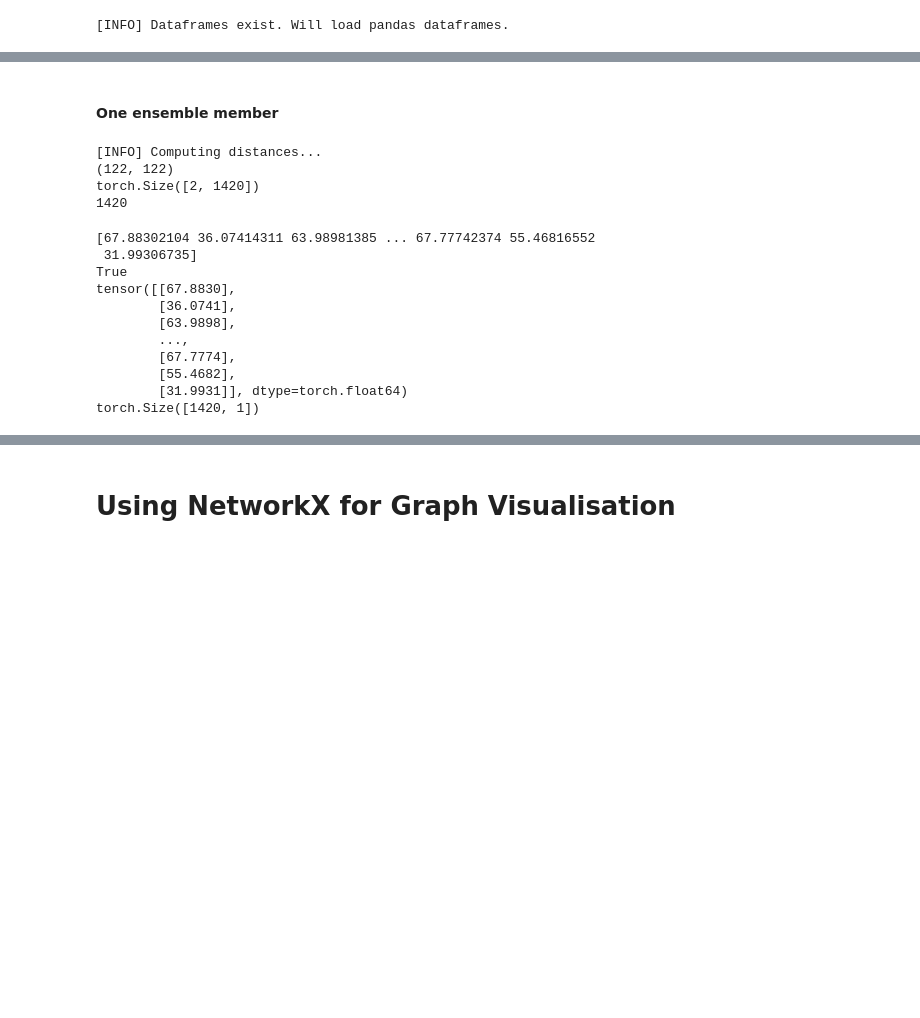
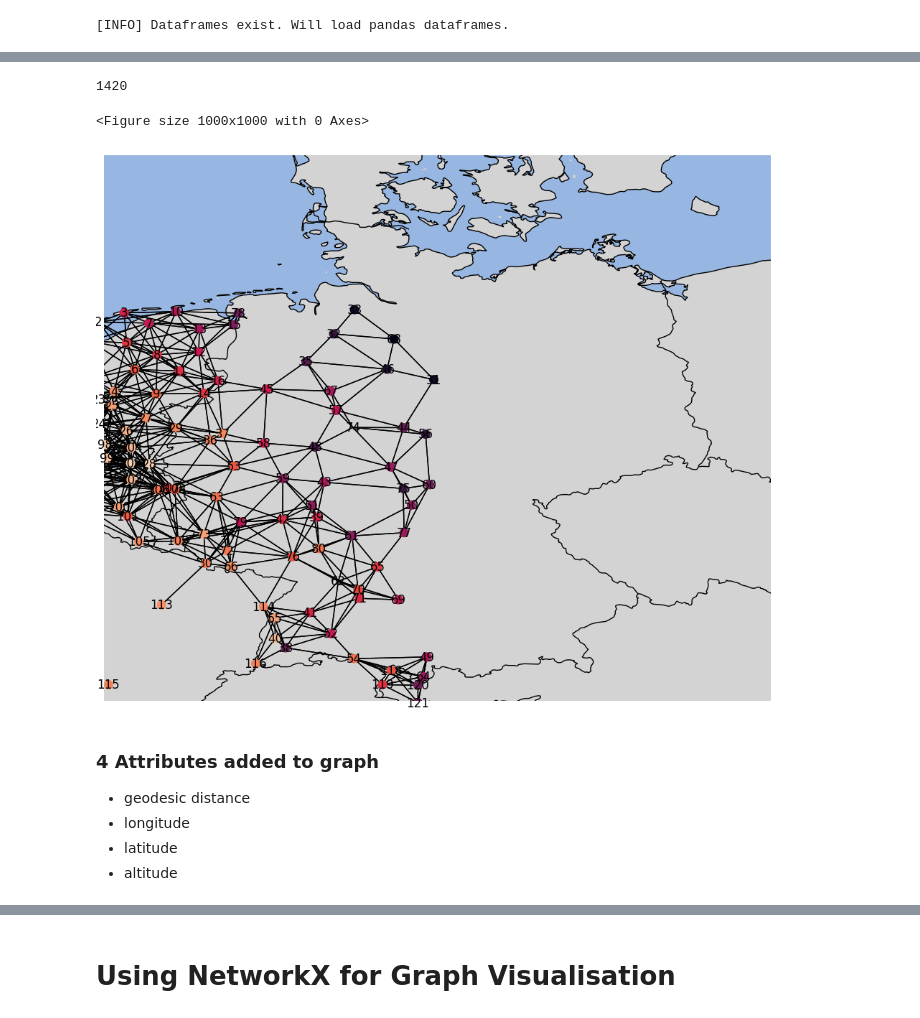
Before and after one commit to leachen01/gnnpp, a Jupyter notebook: exploration/graph_creation.ipynb, the cells around one changed output, grey strips where cells are left out. Cells and saved outputs as stored; diff of their text form; code cells hidden in the pictures; blank space fills up the shorter version.

Commit message:
all edge_attr added

```diff
--- a/exploration/graph_creation.ipynb
+++ b/exploration/graph_creation.ipynb
@@ -188,3 +281,25 @@ df.head()
+# %%
+graph3 = Data(x=x, edge_index=edge_index, edge_attr=edge_attr, timestamp=date, y=y)
+graph3
+positions3 = pos.numpy().reshape(-1, 2)
+positions3
+print(graph3.num_edges)
+# %% [output]
+1420
+# %%
+pos_dict = dict(enumerate(positions3))
+vis = to_networkx(graph3)
+plt.figure(1, figsize=(10, 10))
+ax = plot_map() # set_extent and fix aspect ratio in this function!
+nx.draw_networkx(vis, node_size = 70, node_color = graph3.y.numpy(), pos=pos_dict, arrows=False, ax=ax)
+plt.show()
+# %% [output]
+<Figure size 1000x1000 with 0 Axes>
+[figure, added]
 # %% [markdown]
-#### One ensemble member
+### 4 Attributes added to graph
+- geodesic distance
+- longitude
+- latitude
+- altitude
 # %%
@@ -192,44 +309,3 @@ df.head()
 # %%
 # create nodes of graph
 stations = df['station_id'].unique()
-# %%
-# add edges
-max_dist = 100
-dist = load_distances(dfs["stations"])
-mask = get_mask(dist, max_dist=max_dist) # mask = adjmatrix
-print(mask.shape)
-edges = np.argwhere(mask)
-edge_index = torch.tensor(edges.T)
-print(edge_index.shape) # creating real distmatrix necessary? those that are not connected = infinity? => macht keinen Sinn
-print(np.sum(mask))
-# %% [output]
-[INFO] Computing distances...
-(122, 122)
-torch.Size([2, 1420])
-1420
-# %%
-# add edge features
-# edge attribute = proximity (shape: (2, num_edges), num_edges = 1420
-print(dist[mask])
-edge_attr = dist[mask]
-print(np.array_equal(dist[edges[:, 0], edges[:, 1]], dist[mask]))
-edge_attr = torch.tensor(edge_attr.reshape(-1,1))
-print(edge_attr)
-print(edge_attr.shape) # shape: (num_edges, 1)
-
-# standardization from Moritz:
-#max_len = np.max(edge_attr)
-#print(max_len)
-#standardized_edge_attr = edge_attr / max_len
-# %% [output]
-[67.88302104 36.07414311 63.98981385 ... 67.77742374 55.46816552
- 31.99306735]
-True
-tensor([[67.8830],
-        [36.0741],
-        [63.9898],
-        ...,
-        [67.7774],
-        [55.4682],
-        [31.9931]], dtype=torch.float64)
-torch.Size([1420, 1])
```
Also changed, not shown: parts of 62 cells of this notebook, 4 other files.
